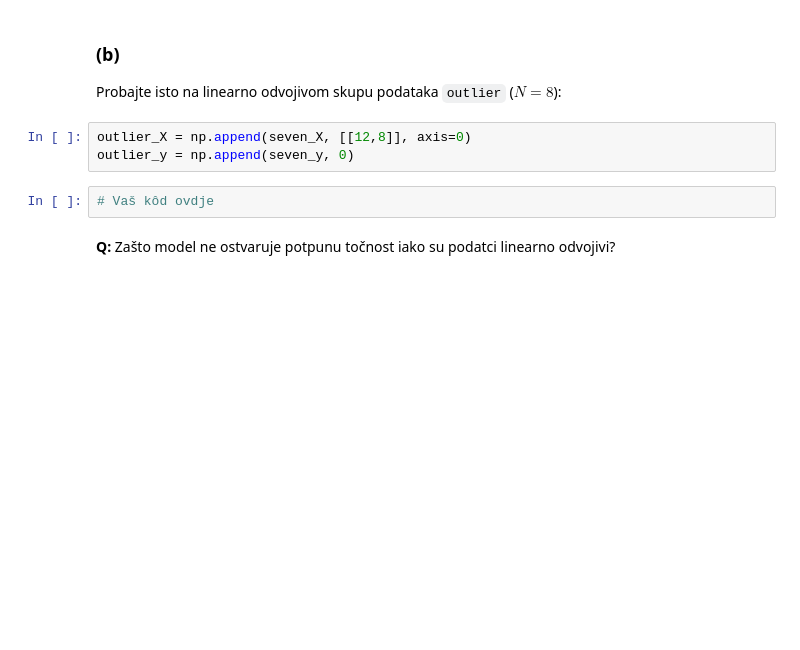
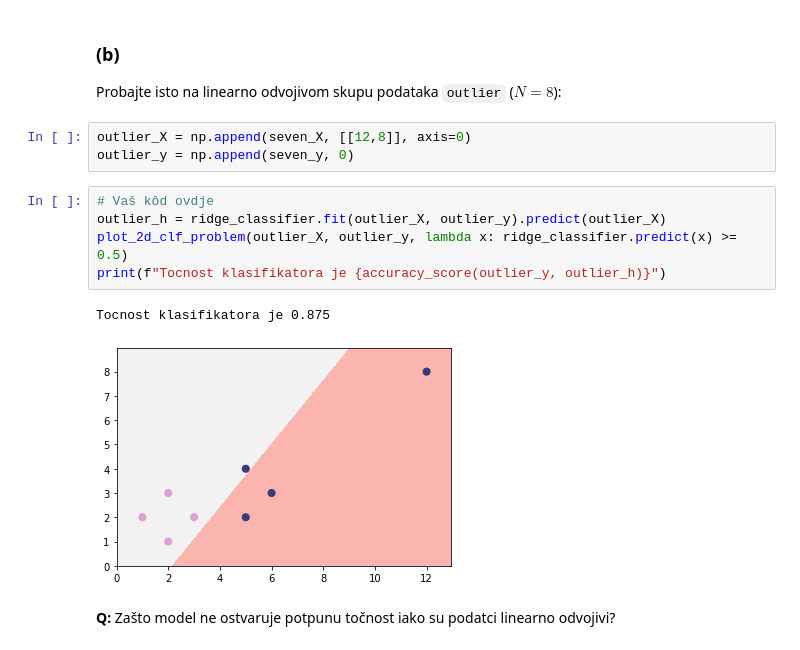
Before and after one commit to dbrcina/SU-FER-2020-21, a Jupyter notebook: SU-2020-LAB02-0036506587.ipynb, the cells around one changed output. Cells and saved outputs as stored; diff of their text form; blank space fills up the shorter version.

```diff
--- a/SU-2020-LAB02-0036506587.ipynb
+++ b/SU-2020-LAB02-0036506587.ipynb
@@ -98,8 +116,14 @@ Probajte isto na linearno odvojivom skupu podataka `outlier` ($N=8$):
 # %%
 outlier_X = np.append(seven_X, [[12,8]], axis=0)
 outlier_y = np.append(seven_y, 0)
-# %%
-# Vaš kôd ovdje
+# %%
+# Vaš kôd ovdje
+outlier_h = ridge_classifier.fit(outlier_X, outlier_y).predict(outlier_X)
+plot_2d_clf_problem(outlier_X, outlier_y, lambda x: ridge_classifier.predict(x) >= 0.5)
+print(f"Tocnost klasifikatora je {accuracy_score(outlier_y, outlier_h)}")
+# %% [output]
+Tocnost klasifikatora je 0.875
+[figure, added]
 # %% [markdown]
 **Q:** Zašto model ne ostvaruje potpunu točnost iako su podatci linearno odvojivi?
 # %% [markdown]
```
Also changed, not shown: parts of 12 cells of this notebook.
